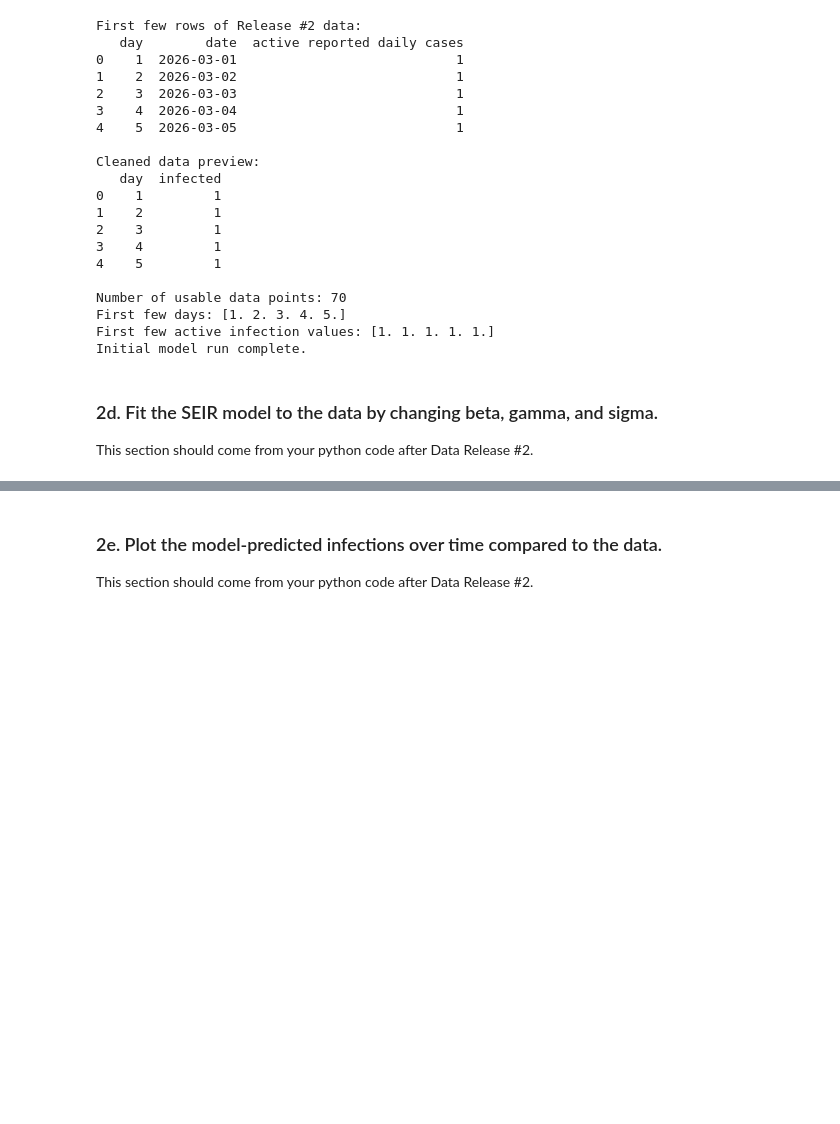
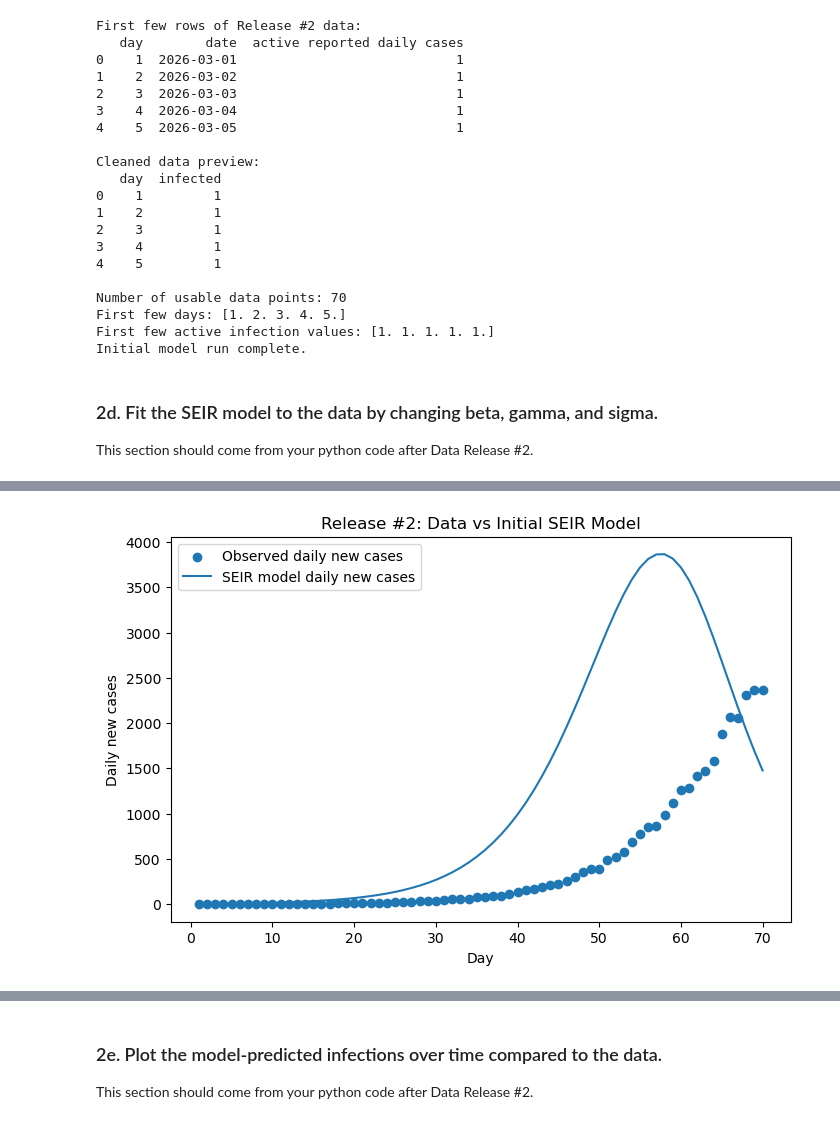
Before and after one commit to breckleytheresa13-debug/Module-2-Epidemics-SIR-Modeling, a Jupyter notebook: Notebook examples/Template_student_final_notebook.ipynb, the cells around one changed output, grey strips where cells are left out. Saved outputs shown, nothing was run; the diff lists cells and outputs as text; code cells hidden in the pictures; blank space fills up the shorter version.

```diff
--- a/Notebook examples/Template_student_final_notebook.ipynb
+++ b/Notebook examples/Template_student_final_notebook.ipynb
@@ -239,46 +292,72 @@ Initial model run complete.
 ### 2d. Fit the SEIR model to the data by changing beta, gamma, and sigma.
 This section should come from your python code after Data Release #2.
 # %%
-sse_guess = calculate_sse(infected_data, I_guess)
+sse_guess = calculate_sse(infected_data, new_cases_guess)
 
-print("Initial parameter guess results:")
+print("\nInitial parameter guess results:")
 print("beta =", beta_guess)
 print("sigma =", sigma_guess)
 print("gamma =", gamma_guess)
 print("SSE =", sse_guess)
+print("Peak predicted daily cases =", np.max(new_cases_guess))
+print("Data peak daily cases =", np.max(infected_data))
 
-beta_vals = np.linspace(0.2, 0.8, 25)
-sigma_vals = np.linspace(0.05, 0.4, 25)
-gamma_vals = np.linspace(0.05, 0.3, 25)
+
+# ---------------------------
+# Plot Initial Guess
+# ---------------------------
+plt.figure(figsize=(8, 5))
+plt.scatter(days_data, infected_data, label="Observed daily new cases")
+plt.plot(timepoints, new_cases_guess, label="SEIR model daily new cases")
+plt.xlabel("Day")
+plt.ylabel("Daily new cases")
+plt.title("Release #2: Data vs Initial SEIR Model")
+plt.legend()
+plt.show()
+
+
+# ---------------------------
+# Grid Search for Best Fit (Simplified)
+# ---------------------------
+print("\nPerforming quick parameter optimization...")
+
+# Try a few parameter combinations manually
+param_sets = [
+    (0.4, 0.25, 0.1),   # Initial guess
+    (0.5, 0.2, 0.1),    # Higher beta
+    (0.3, 0.25, 0.1),   # Lower beta
+    (0.4, 0.3, 0.1),    # Shorter latent period
+    (0.4, 0.25, 0.12),  # Shorter infectious period
+]
 
 best_sse = np.inf
 best_beta = None
 best_sigma = None
 best_gamma = None
-best_I = None
+best_new_cases = None
 
-for beta in beta_vals:
-    for sigma in sigma_vals:
-        for gamma in gamma_vals:
-            S_try, E_try, I_try, R_try = euler_seir(
-                beta, sigma, gamma,
-                S0, E0, I0, R0_init,
-                timepoints, N
-            )
+for beta, sigma, gamma in param_sets:
+    S_try, E_try, I_try, R_try, new_cases_try = seir_daily_new_cases(
+        beta, sigma, gamma,
+        S0, E0, I0, R0_init,
+        timepoints, N
+    )
 
-            sse = calculate_sse(infected_data, I_try)
-
-            if sse < best_sse:
-                best_sse = sse
-                best_beta = beta
-                best_sigma = sigma
-                best_gamma = gamma
-                best_I = I_try
+    sse = calculate_sse(infected_data, new_cases_try)
+    if sse < best_sse:
+        best_sse = sse
+        best_beta = beta
+        best_sigma = sigma
+        best_gamma = gamma
+        best_new_cases = new_cases_try
 
 print("\nBest-fit parameters from grid search:")
 print("Best beta =", best_beta)
 print("Best sigma =", best_sigma)
 print("Best gamma =", best_gamma)
 print("Lowest SSE =", best_sse)
+print("Peak predicted daily cases =", np.max(best_new_cases))
+print("Data peak daily cases =", np.max(infected_data))
+print("Data peak infections =", np.max(infected_data))
 # %% [output]
 Initial parameter guess results:
@@ -294,0 +370 @@ Lowest SSE = 26459598.542863905
+[figure, added]
```
Also changed, not shown: parts of 3 cells of this notebook, 1 other file.
